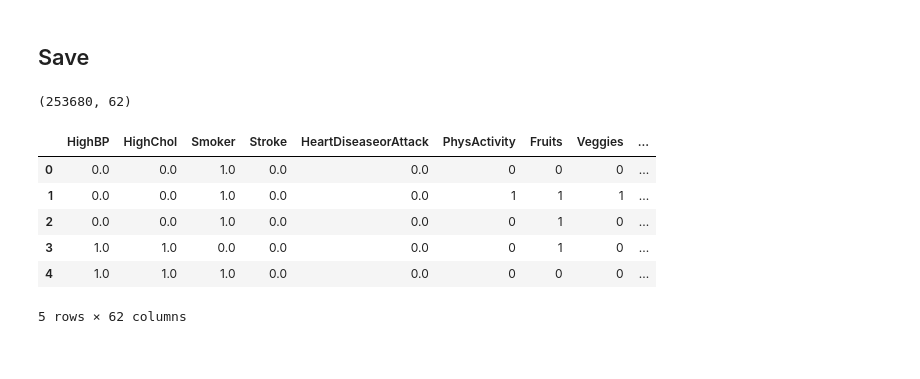
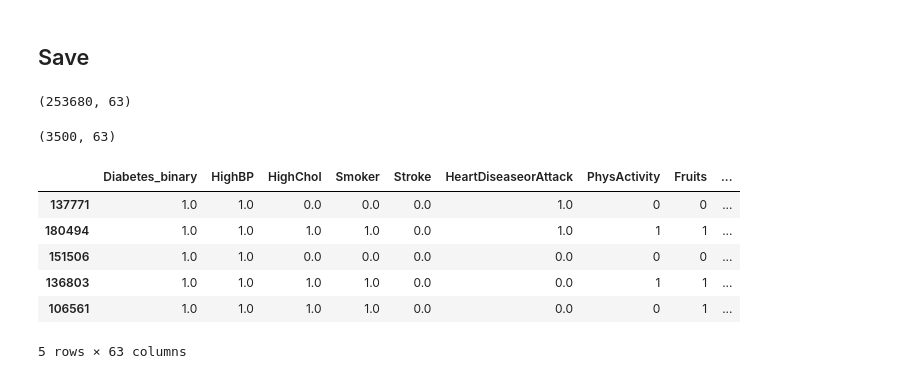
Before and after one commit to NTUCSRC/Association-Rule-Mining-with-SMC, a Jupyter notebook: data/clean.ipynb, the cells around one changed output. Saved outputs shown, nothing was run; the diff lists cells and outputs as text; code cells hidden in the pictures.

```diff
--- a/data/clean.ipynb
+++ b/data/clean.ipynb
@@ -41,7 +41,7 @@ df_dummy.head()
 # %%
 # df_diabetes = df_dummy[df_dummy['Diabetes_binary'] == 1]
 df_diabetes = df_dummy
-df_diabetes = df_diabetes.drop(columns=['Diabetes_binary'], errors='ignore')
+# df_diabetes = df_diabetes.drop(columns=['Diabetes_binary'], errors='ignore')
 print(df_diabetes.shape)
 df_diabetes.head()
 # %% [output]
@@ -190,18 +190,20 @@ df_diabetes['Veggies'] = (df_diabetes['Veggies'] == 0).astype(int)
 df_diabetes = df_diabetes.reset_index(drop=True)
 print(df_diabetes.shape)
 # %% [output]
-(253680, 62)
+(253680, 63)
 # %%
 df_diabetes.to_csv('clean/diabetes_all.csv', index=False)
 # %%
 # random
-df_diabetes = df_diabetes.sample(frac=1, random_state=0).reset_index(drop=True)
-df_diabetes.head()
+df_diabetes_part2_diabetes = df_diabetes.sample(n=3500, weights='Diabetes_binary' , random_state=0)
+print(df_diabetes_part2_diabetes.shape)
+df_diabetes_part2_diabetes.head()
 # %% [output]
+(3500, 63)
-|  | HighBP | HighChol | Smoker | Stroke | HeartDiseaseorAttack | PhysActivity | Fruits | Veggies | ... |
-| 0 | 0.0 | 0.0 | 1.0 | 0.0 | 0.0 | 0 | 0 | 0 | ... |
-| 1 | 0.0 | 0.0 | 1.0 | 0.0 | 0.0 | 1 | 1 | 1 | ... |
-| 2 | 0.0 | 0.0 | 1.0 | 0.0 | 0.0 | 0 | 1 | 0 | ... |
-| 3 | 1.0 | 1.0 | 0.0 | 0.0 | 0.0 | 0 | 1 | 0 | ... |
-| 4 | 1.0 | 1.0 | 1.0 | 0.0 | 0.0 | 0 | 0 | 0 | ... |
+|  | Diabetes_binary | HighBP | HighChol | Smoker | Stroke | HeartDiseaseorAttack | PhysActivity | Fruits | ... |
+| 137771 | 1.0 | 1.0 | 0.0 | 0.0 | 0.0 | 1.0 | 0 | 0 | ... |
+| 180494 | 1.0 | 1.0 | 1.0 | 1.0 | 0.0 | 1.0 | 1 | 1 | ... |
+| 151506 | 1.0 | 1.0 | 0.0 | 0.0 | 0.0 | 0.0 | 0 | 0 | ... |
+| 136803 | 1.0 | 1.0 | 1.0 | 1.0 | 0.0 | 0.0 | 1 | 1 | ... |
+| 106561 | 1.0 | 1.0 | 1.0 | 1.0 | 0.0 | 0.0 | 0 | 1 | ... |
-5 rows × 62 columns
+5 rows × 63 columns
```
Also changed, not shown: parts of 10 cells of this notebook, 5 other files.
